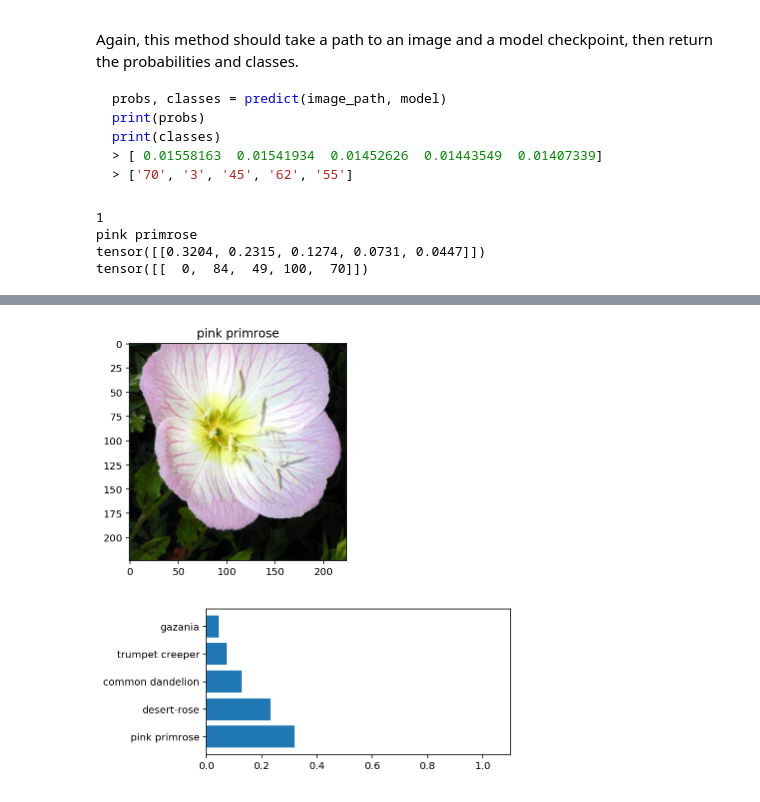
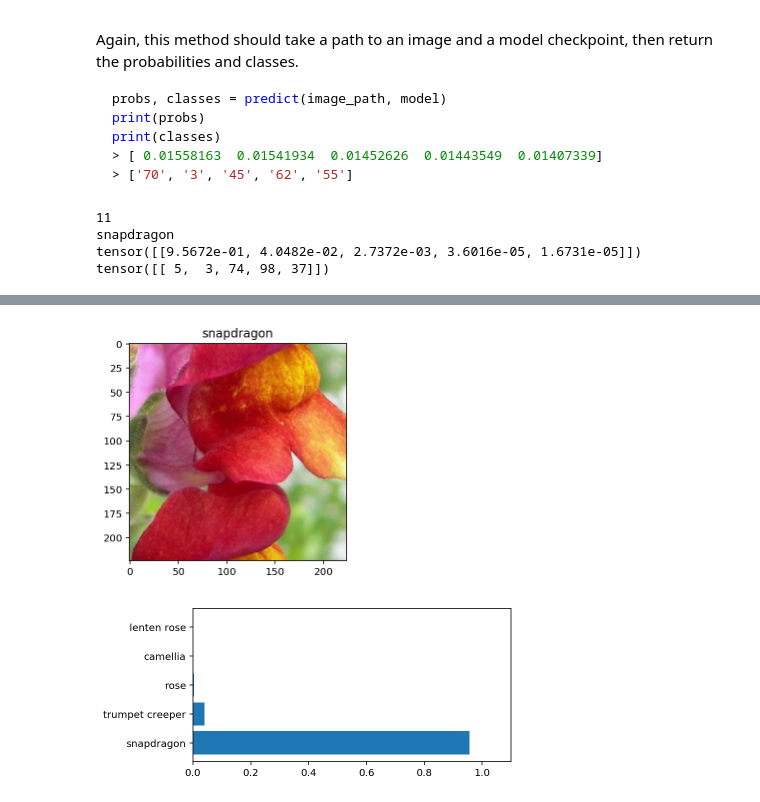
Before and after one commit to deepumons/data-scientist-nd, a Jupyter notebook: p2_image_classifier/Image Classifier Project.ipynb, the cells around one changed output, grey strips where cells are left out. Saved outputs shown, nothing was run; the diff lists cells and outputs as text; code cells hidden in the pictures.

Commit message:
docs: Updated image classifer to the latest version

```diff
--- a/p2_image_classifier/Image Classifier Project.ipynb
+++ b/p2_image_classifier/Image Classifier Project.ipynb
@@ -287,0 +293,4 @@ model_loaded = load_checkpoint('checkpoint.pth')
+# %%
+model = load_checkpoint('checkpoint_vgg19_7epoch.pth')
+#print(model)
+#print(model.class_to_idx)
@@ -329,12 +341,10 @@ As before, the network expects the images to be normalized in a specific way. Fo
 
 And finally, PyTorch expects the color channel to be the first dimension but it's the third dimension in the PIL image and Numpy array. You can reorder dimensions using [`ndarray.transpose`](https://docs.scipy.org/doc/numpy-1.13.0/reference/generated/numpy.ndarray.transpose.html). The color channel needs to be first and retain the order of the other two dimensions.
 # %%
-from PIL import Image
-
 def process_image(image_path):
 
     # load the image from the file system
-    image = Image.open(image_path)
+    single_image = Image.open(image_path)
 
     # define the transformations to be applied on the input image
     image_transforms = transforms.Compose([transforms.Resize(256),
@@ -343,8 +353,8 @@ def process_image(image_path):
                                        transforms.Normalize([0.485, 0.456, 0.406],
                                                             [0.229, 0.224, 0.225])])
 
-    # convert the image to a tensor
-    image_tensor = image_transforms(image)
+    # apply the transforms to produce an image tensor
+    image_tensor = image_transforms(single_image)
     #print(image_tensor.shape)
 
     return image_tensor
@@ -424,8 +429,9 @@ def predict(image_path, model, topk=5):
     return ps.topk(topk, dim=1)
 # %%
 # Pass an image to the model and get the prediction probablities
-test_image_path = "flowers/test/1/image_06743.jpg"
-#test_image_path = "flowers/test/11/image_03177.jpg"
+#test_image_path = "flowers/test/1/image_06764.jpg"
+#test_image_path = "flowers/test/9/image_06410.jpg"
+test_image_path = "flowers/test/11/image_03177.jpg"
 #test_image_path = "flowers/test/28/image_05214.jpg"
 #test_image_path = "flowers/test/70/image_05331.jpg"
 #test_image_path = "flowers/test/102/image_08015.jpg"
@@ -435,14 +441,14 @@ test_image_name = cat_to_name[test_image_index]
 print(test_image_index)
 print(test_image_name)
 
-probs, classes = predict(test_image_path, model_loaded)
+probs, classes = predict(test_image_path, model)
 print(probs)
 print(classes)
 # %% [output]
-1
-pink primrose
-tensor([[0.3204, 0.2315, 0.1274, 0.0731, 0.0447]])
-tensor([[  0,  84,  49, 100,  70]])
+11
+snapdragon
+tensor([[9.5672e-01, 4.0482e-02, 2.7372e-03, 3.6016e-05, 1.6731e-05]])
+tensor([[ 5,  3, 74, 98, 37]])
 # %% [markdown]
 ## Sanity Checking
 
@@ -453,38 +459,42 @@ Now that you can use a trained model for predictions, check to make sure it make
 You can convert from the class integer encoding to actual flower names with the `cat_to_name.json` file (should have been loaded earlier in the notebook). To show a PyTorch tensor as an image, use the `imshow` function defined above.
 # %%
 # Display an image along with the top 5 classes
-
-%matplotlib inline
-%config InlineBackend.figure_format = 'retina'
-
-import matplotlib.pyplot as plt
 
 # display the image
 image = process_image(test_image_path)
 img_plot = imshow(image, ax = plt)
 img_plot.title(test_image_name)
 
+# Compute the values for x and y coordinates
+
+# convert to 1D array from tensor
 x_axis = np.array(probs)[0]
-#print(x_axis)
-y_index = np.array(classes)[0]
-#print(y_index)
+top_classes = np.array(classes)[0]
+
+# interchange keys and values in class_to_idx so that it's easily searchable
+class_to_idx = model.class_to_idx
+idx_to_class = {}
+
+for keys, values in class_to_idx.items():
+    idx_to_class[values] = keys
+
+
+# list to store the top flower names
 y_axis = list()
 
-# Find out the names of the flowers from the top probablities
-for i in y_index:
-    index = str(i+1)
-    y_axis.append(cat_to_name[index])
+for i in top_classes:
+    y_axis.append(cat_to_name[str(idx_to_class[i])])
 
 # Plot the bar chart for the top probablities
 
 fig, ax = plt.subplots(figsize=(6,4))
 ax.barh(np.arange(5), x_axis)
 ax.set_aspect(0.1)
 ax.set_yticks(np.arange(5))
 ax.set_yticklabels(y_axis)
 ax.set_xlim(0, 1.1)
 plt.tight_layout()
 plt.show()
 # %% [output]
-[figure, old version]
+[figure, new version]
-[figure, old version]
+[figure, new version]
```
Also changed, not shown: parts of 13 cells of this notebook.
